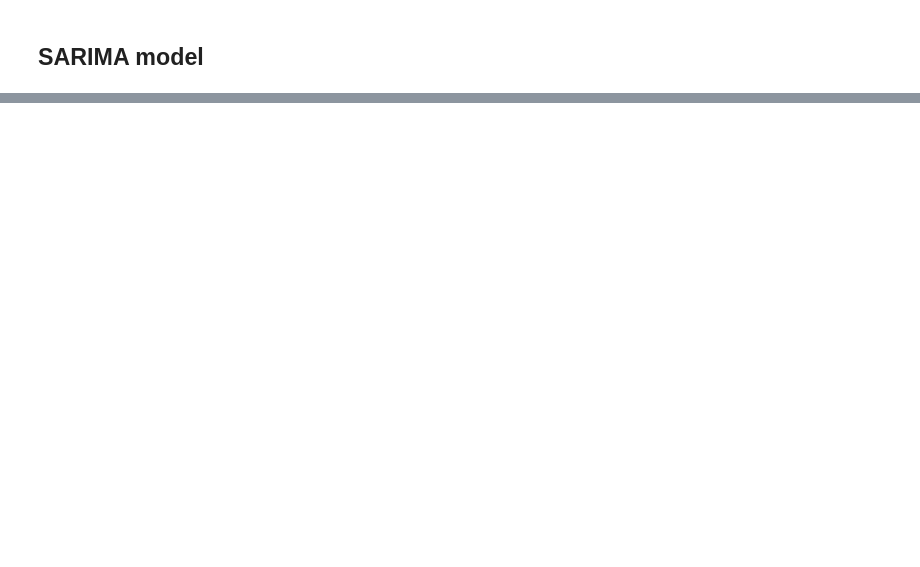
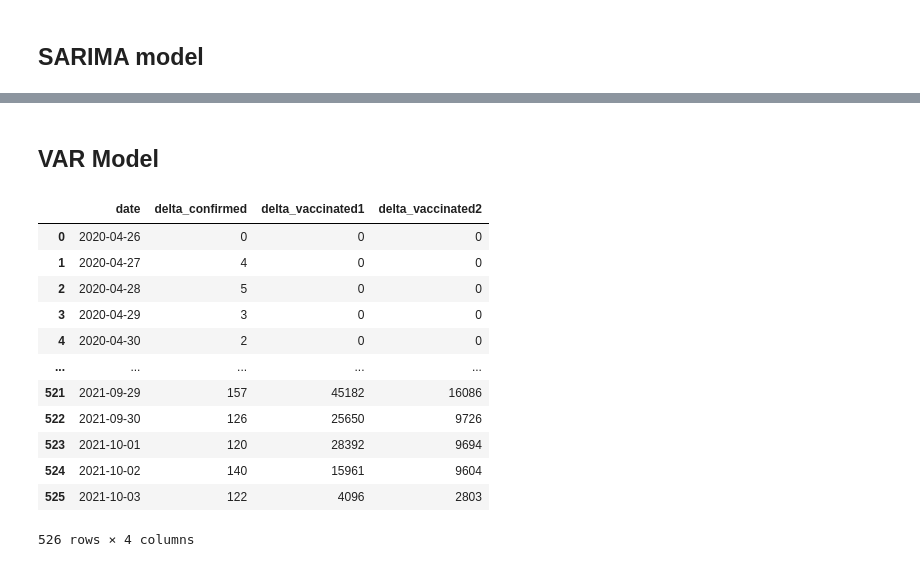
Before and after one commit to ruchiupadhyaya/Covid19_Predictor, a Jupyter notebook: Main_Workspace/Models/Model_Implementation.ipynb, the cells around one changed output, grey strips where cells are left out. Saved outputs shown, nothing was run; the diff lists cells and outputs as text; code cells hidden in the pictures; blank space fills up the shorter version.

```diff
--- a/Main_Workspace/Models/Model_Implementation.ipynb
+++ b/Main_Workspace/Models/Model_Implementation.ipynb
@@ -509,0 +591,22 @@ print(mean_absolute_error(test_sarima_predicted,test_labels),numpy.sqrt(mean_squ
+# %% [markdown]
+## VAR Model
+# %%
+forcasting_data_features_for_VAR=maindata[['date','delta_confirmed','delta_vaccinated1','delta_vaccinated2']]
+forcasting_train_data_features_for_VAR=train_data[['date','delta_confirmed','delta_vaccinated1','delta_vaccinated2']]
+# %%
+forcasting_data_features_for_VAR
+# forcasting_train_data_features_for_VAR
+# %% [output]
+|  | date | delta_confirmed | delta_vaccinated1 | delta_vaccinated2 |
+| 0 | 2020-04-26 | 0 | 0 | 0 |
+| 1 | 2020-04-27 | 4 | 0 | 0 |
+| 2 | 2020-04-28 | 5 | 0 | 0 |
+| 3 | 2020-04-29 | 3 | 0 | 0 |
+| 4 | 2020-04-30 | 2 | 0 | 0 |
+| ... | ... | ... | ... | ... |
+| 521 | 2021-09-29 | 157 | 45182 | 16086 |
+| 522 | 2021-09-30 | 126 | 25650 | 9726 |
+| 523 | 2021-10-01 | 120 | 28392 | 9694 |
+| 524 | 2021-10-02 | 140 | 15961 | 9604 |
+| 525 | 2021-10-03 | 122 | 4096 | 2803 |
+526 rows × 4 columns
```
Also changed, not shown: parts of 49 cells of this notebook, 5 other files.
